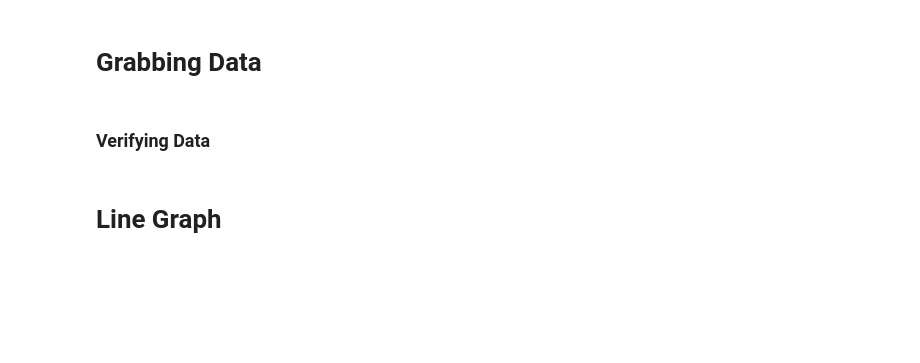
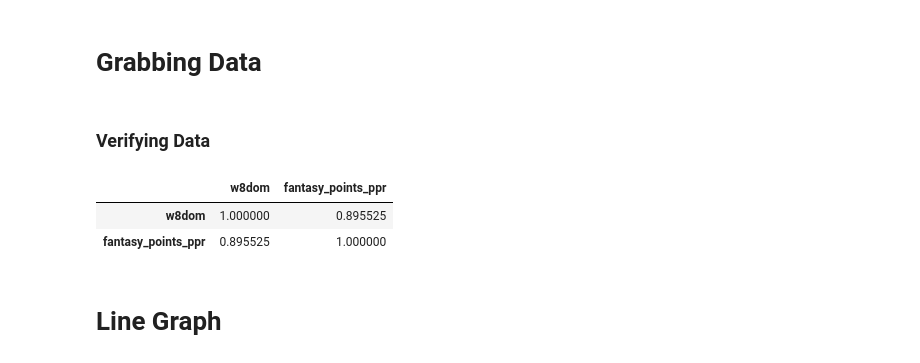
Before and after one commit to Alex-Bishka/Fantasy, a Jupyter notebook: Analysis/Notebooks/SeasonReviewNotebooks/Exploratory.ipynb, the cells around one changed output. Saved outputs shown, nothing was run; the diff lists cells and outputs as text; code cells hidden in the pictures; blank space fills up the shorter version.

```diff
--- a/Analysis/Notebooks/SeasonReviewNotebooks/Exploratory.ipynb
+++ b/Analysis/Notebooks/SeasonReviewNotebooks/Exploratory.ipynb
@@ -19,6 +19,12 @@ df_review = df_all.query(f"season >= {SEASON} and position == '{POSITION}' and g
 # assert(df_review["position"].unique()[0] == POSITION)
 # assert(df_review["season"].unique()[0] == SEASON)
 # assert(df_review["games"].max() == 17)
+# %%
+df_review[["w8dom", "fantasy_points_ppr"]].corr()
+# %% [output]
+|  | w8dom | fantasy_points_ppr |
+| w8dom | 1.000000 | 0.895525 |
+| fantasy_points_ppr | 0.895525 | 1.000000 |
 # %% [markdown]
 # Line Graph
 # %% [markdown]
```
Also changed, not shown: parts of 7 cells of this notebook, 3 other files.
